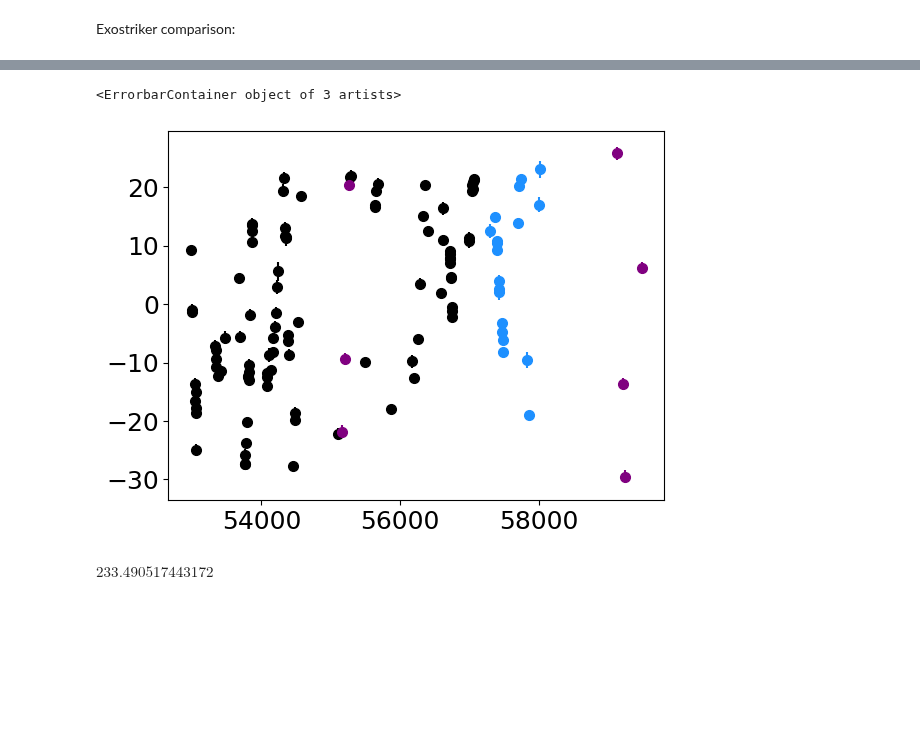
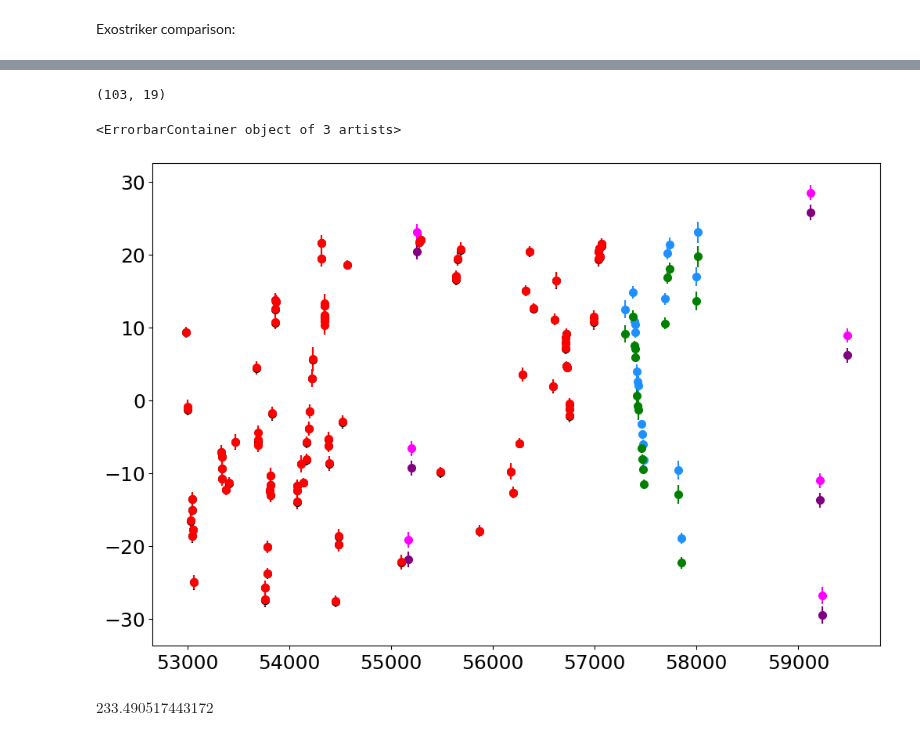
Before and after one commit to ia-chow/SURF2022, a Jupyter notebook: SURF/exostriker_comp.ipynb, the cells around one changed output, grey strips where cells are left out. Drawn from its saved outputs; the diff is of its cells as text; code cells hidden in the pictures; blank space fills up the shorter version.

Commit message:
last updates hopefully ever, published version is finally out

```diff
--- a/SURF/exostriker_comp.ipynb
+++ b/SURF/exostriker_comp.ipynb
@@ -21,6 +21,28 @@ from getdist import plots, MCSamples
 %matplotlib inline
 # %%
 pl.rc('font', size=18)
+# %%
+MAY_1_2015 = 57143.5  # barycentric julian date for May 1, 2015 (the date of the HARPS instrument upgrade as per trifonov et al 2020)
+# 57143.5 is BJD for May 1, 2015
+# 57173.5 is BJD for May 31, 2015
+# harps
+# hd_data_harps = pd.read_csv('hd45364_rvs.csv', sep = ';')
+hd_data_harps = pd.read_csv('HD45364_HARPS_RVBank_ver02.csv', sep=',')  # updated version
+# giant outlier at position 116 in the data (found manually earlier) which we remove
+hd_data_harps.drop(116, inplace=True)  # drop the row and keep the df in place
+# subtract 2.4e6 from all the rows in the data
+hd_data_harps.BJD -= 2.4e6
+# rename target to HARPS1 or HARPS2
+hd_data_harps['target'] = hd_data_harps.apply(lambda row: 'HARPS1' if row.BJD < MAY_1_2015 else 'HARPS2', axis = 1)
+# hires
+hd_data_hires = pd.read_csv('./hires_rvs.txt', sep = '\t', index_col=False, header='infer', dtype=np.float64)
+hd_data_hires['BJD - 2,450,000'] += 50000.  # adding 50000 to have the same units as harps
+hd_data_hires['target'] = 'HIRES'
+hd_data_hires.columns = ['BJD', 'RV_mlc_nzp', 'e_RV_mlc_nzp', 'target']
+# concatenate two data sets one on top of the other
+hd_data_rvbank = pd.concat((hd_data_harps, hd_data_hires), axis=0)  # matching BJD, RV_mlc_nzp and e_RV_mlc_nzp columns
+# reset index
+hd_data_rvbank.reset_index(drop=True, inplace=True)
 # %%
 MAY_1_2015 = 57143.5  # barycentric julian date for May 1, 2015 (the date of the HARPS instrument upgrade as per trifonov et al 2020)
 # 57143.5 is BJD for May 1, 2015
@@ -295,13 +341,26 @@ Exostriker comparison:
+# %%
+np.sum(hd_data_rvbank.target == 'HARPS1'), np.sum(hd_data_rvbank.target == 'HARPS2')
+# %% [output]
+(103, 19)
 # %%
+pl.figure(figsize = (12, 8))
+# exostriker
 pl.errorbar(hd_data[hd_data.target == 'HARPS1'].BJD, hd_data[hd_data.target == 'HARPS1'].RV_mlc_nzp,
             yerr = hd_data[hd_data.target == 'HARPS1'].e_RV_mlc_nzp, fmt = 'o', markersize=7, label = 'HARPS1', color='black', alpha=1.)
 pl.errorbar(hd_data[hd_data.target == 'HARPS2'].BJD, hd_data[hd_data.target == 'HARPS2'].RV_mlc_nzp,
             yerr = hd_data[hd_data.target == 'HARPS2'].e_RV_mlc_nzp, fmt = 'o', markersize=7, label = 'HARPS2', color='dodgerblue', alpha=1.)
 pl.errorbar(hd_data[hd_data.target == 'HIRES'].BJD, hd_data[hd_data.target == 'HIRES'].RV_mlc_nzp,
             yerr = hd_data[hd_data.target == 'HIRES'].e_RV_mlc_nzp, fmt = 'o', markersize=7, label = 'HIRES', color='purple', alpha=1.)
+# non exostriker
+pl.errorbar(hd_data_rvbank[hd_data_rvbank.target == 'HARPS1'].BJD, hd_data_rvbank[hd_data_rvbank.target == 'HARPS1'].RV_mlc_nzp,
+            yerr = hd_data_rvbank[hd_data_rvbank.target == 'HARPS1'].e_RV_mlc_nzp, fmt = 'o', markersize=7, label = 'HARPS1', color='red', alpha=1.)
+pl.errorbar(hd_data_rvbank[hd_data_rvbank.target == 'HARPS2'].BJD, hd_data_rvbank[hd_data_rvbank.target == 'HARPS2'].RV_mlc_nzp,
+            yerr = hd_data_rvbank[hd_data_rvbank.target == 'HARPS2'].e_RV_mlc_nzp, fmt = 'o', markersize=7, label = 'HARPS2', color='green', alpha=1.)
+pl.errorbar(hd_data_rvbank[hd_data_rvbank.target == 'HIRES'].BJD, hd_data_rvbank[hd_data_rvbank.target == 'HIRES'].RV_mlc_nzp,
+            yerr = hd_data_rvbank[hd_data_rvbank.target == 'HIRES'].e_RV_mlc_nzp, fmt = 'o', markersize=7, label = 'HIRES', color='fuchsia', alpha=1.)
 # %% [output]
 <ErrorbarContainer object of 3 artists>
-[figure, old version]
+[figure, new version]
 # %%
 neg_log_likelihood(fit_params)# , neg_log_likelihood(trifonov_params)
 # %% [output]
```
Also changed, not shown: parts of 3 cells of this notebook.
